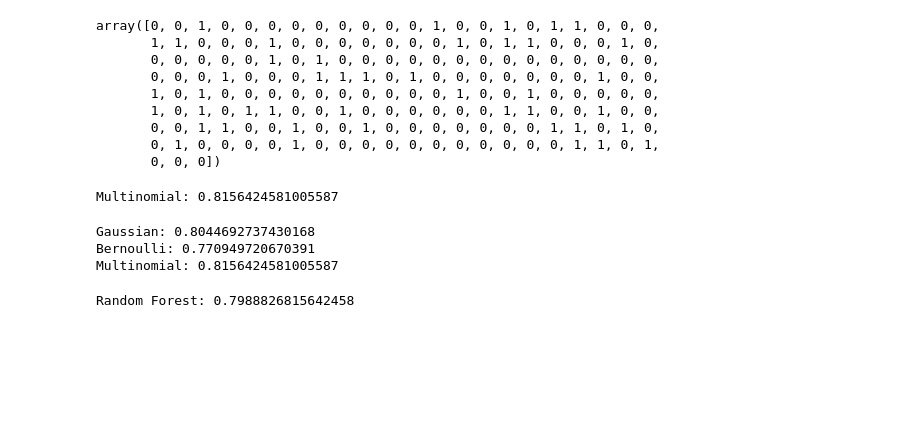
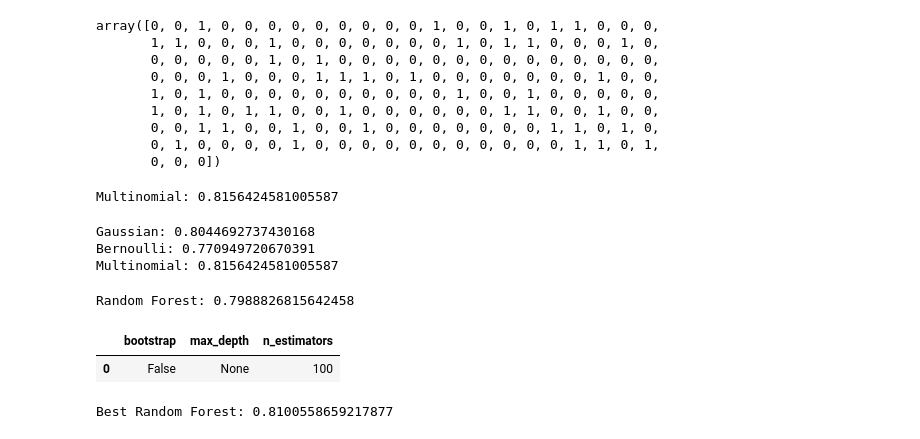
Before and after one commit to LuisCamachoRivero/Naive_Bayes_Algorithms, a Jupyter notebook: src/explore.ipynb, the cells around one changed output. Saved outputs shown, nothing was run; the diff lists cells and outputs as text; code cells hidden in the pictures; blank space fills up the shorter version.

```diff
--- a/src/explore.ipynb
+++ b/src/explore.ipynb
@@ -140,16 +140,26 @@ Random Forest: 0.7988826815642458
 # %%
 # Utilizamos la busqueda de grilla para mejorar el Random Forest
 
 from sklearn.model_selection import GridSearchCV
 
 grid = {
     'n_estimators':[10,20,50,100,110,80,90,150,200],
     'bootstrap':[True,False],
     'max_depth':[1,2,3,4,5,6,None]
 }
 
-grid_search = GridSearchCV(model4,grid,scoring='accuracy',cv=5)
+grid_search = GridSearchCV(model4,grid,scoring='accuracy',cv=5) #cv : verificación cruzada
 
 grid_search.fit(X_train_vec,y_train)
 
-grid_search.best_params_
+best_params_df = pd.DataFrame([grid_search.best_params_])
+best_params_df
+# %% [output]
+|  | bootstrap | max_depth | n_estimators |
+| 0 | False | None | 100 |
+# %%
+best_rf_model = grid_search.best_estimator_
+
+print(f'Best Random Forest: {accuracy_score(best_rf_model.predict(X_test_vec),y_test)} \nRandom Forest: {accuracy_score(model4.predict(X_test_vec),y_test)}')
+# %% [output]
+Best Random Forest: 0.8100558659217877
```
